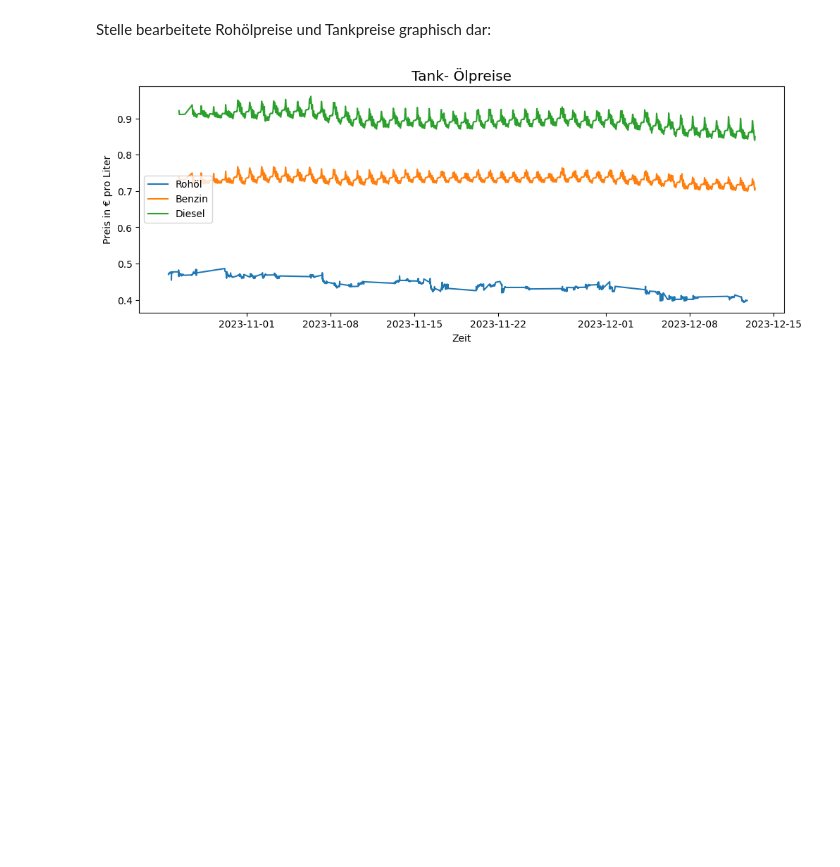
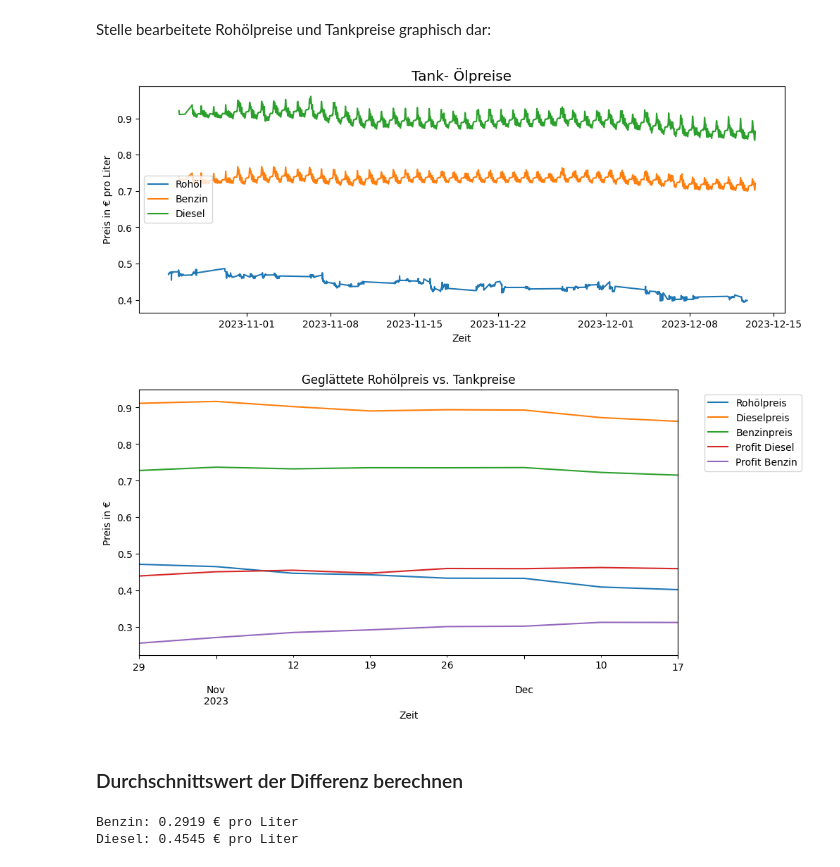
Before and after one commit to eerieFoods/LasagneEintopf, a Jupyter notebook: Jupyter Analyse/Jupyter_Analyse.ipynb, the cells around one changed output. Drawn from its saved outputs; the diff is of its cells as text; code cells hidden in the pictures; blank space fills up the shorter version.

```diff
--- a/Jupyter Analyse/Jupyter_Analyse.ipynb
+++ b/Jupyter Analyse/Jupyter_Analyse.ipynb
@@ -368,6 +380,11 @@ Bearbeite Rohölpreise und Tankpreise:
 - Rohölpreisen von Barrel auf Liter umrechnen
 - Rohölpreisen von USD auf EUR umrechnen
 # %%
+USD_TO_EUR = 1.08
+DIESEL_TAX = 0.5193
+BENZIN_TAX = 0.4205
+BARREL_TO_LITER = 159
+
 avg_diesel_net = avg_diesel.copy()
 avg_benzin_net = avg_benzin.copy()
 oil_price_lit = oil_price.copy()
@@ -376,14 +393,14 @@ oil_price_lit = oil_price.copy()
 # Bei Tankpreisen den Steueranteil rausrechnen:
 for i in range(len(avg_diesel)):
     # für Diesel 48.07% abziehen
-    avg_diesel_net[i] = avg_diesel[i] * 0.5193
+    avg_diesel_net[i] = avg_diesel[i] * DIESEL_TAX
 
     # für Benzin 57.95% abziehen
-    avg_benzin_net[i] = avg_benzin[i] * 0.4205
+    avg_benzin_net[i] = avg_benzin[i] * BENZIN_TAX
 
 # Rohölpreise von Barrel auf Liter und von USD auf EUR umrechnen
 for i in range(len(oil_price)):
-    oil_price_lit[i] = (oil_price[i] / 159) / 1.08
+    oil_price_lit[i] = (oil_price[i] / BARREL_TO_LITER) / USD_TO_EUR
 # %% [markdown]
 Stelle bearbeitete Rohölpreise und Tankpreise graphisch dar:
 # %%
@@ -401,4 +418,40 @@ plt.legend()
 
 plt.show()
 # %% [output]
-[figure, old version]
+[figure, new version]
+# %%
+fig, ax = plt.subplots(figsize=(10, 5), layout="constrained")
+
+
+data_oil = pd.Series(data=oil_price_lit, index=oil_date)
+data_diesel = pd.Series(data=avg_diesel_net, index=gas_date)
+data_benzin = pd.Series(data=avg_benzin_net, index=gas_date)
+
+RESAMPLE = 'W'
+
+oil_resampled = data_oil.resample(RESAMPLE).mean()
+diesel_resampeled = data_diesel.resample(RESAMPLE).mean()
+benzin_resampeled = data_benzin.resample(RESAMPLE).mean()
+
+diesel_diff = np.subtract(diesel_resampeled,oil_resampled)
+benzin_diff = np.subtract(benzin_resampeled,oil_resampled)
+
+oil_resampled.plot(label="Rohölpreis", title="Geglättete Rohölpreis vs. Tankpreise")
+diesel_resampeled.plot(label="Dieselpreis", xlabel="Zeit", ylabel="Preis in €")
+benzin_resampeled.plot(label="Benzinpreis")
+diesel_diff.plot(label="Profit Diesel")
+benzin_diff.plot(label="Profit Benzin")
+plt.legend(bbox_to_anchor=(1.04, 1), loc="upper left")
+plt.show()
+# %% [output]
+[figure, added]
+# %% [markdown]
+### Durchschnittswert der Differenz berechnen
+# %%
+avg_benzin = np.average(benzin_diff)
+print(f"Benzin: {avg_benzin:.4f} € pro Liter")
+avg_diesel = np.average(diesel_diff)
+print(f"Diesel: {avg_diesel:.4f} € pro Liter")
+# %% [output]
+Benzin: 0.2919 € pro Liter
+Diesel: 0.4545 € pro Liter
```
Also changed, not shown: parts of 8 cells of this notebook.
